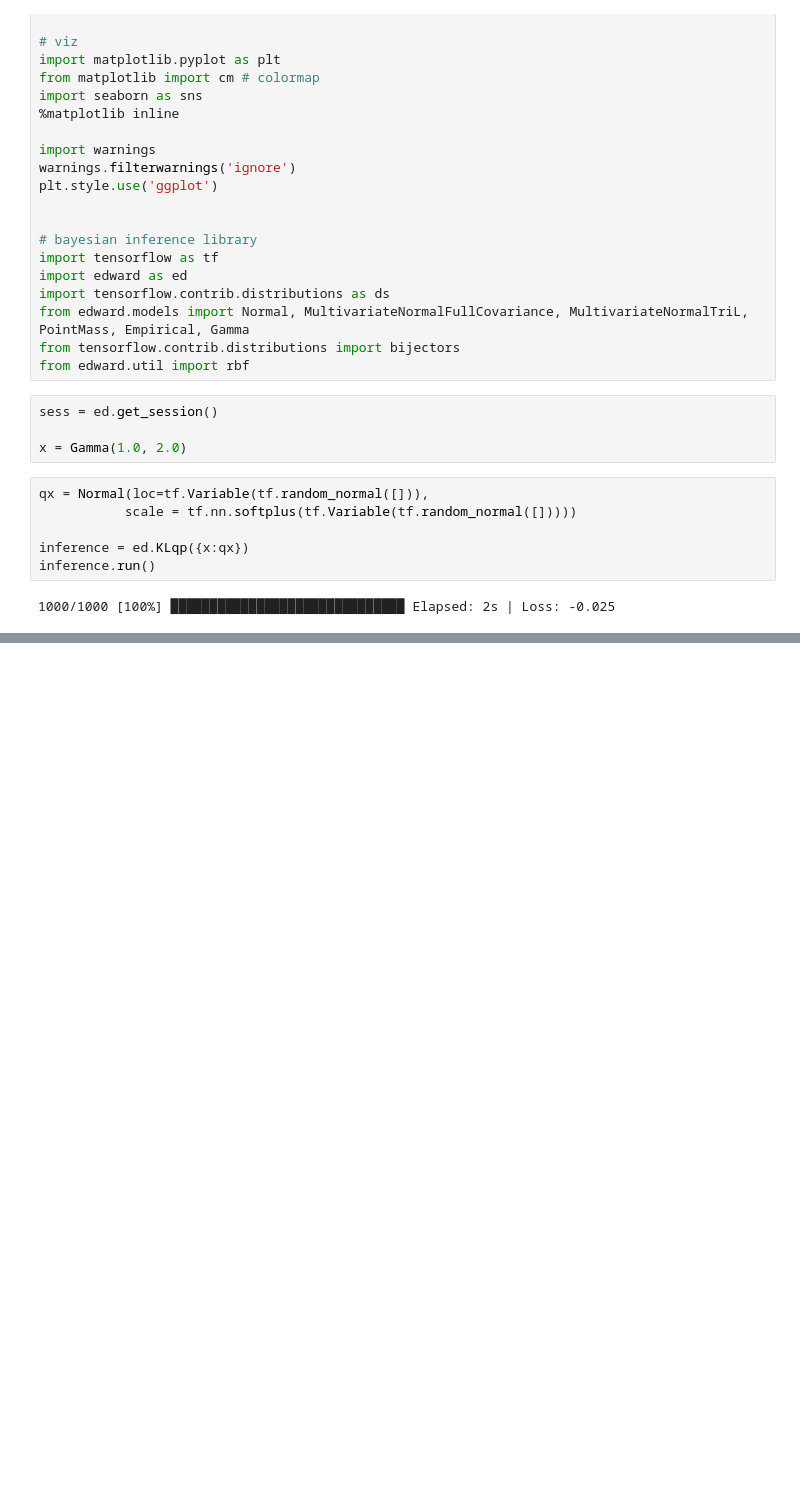
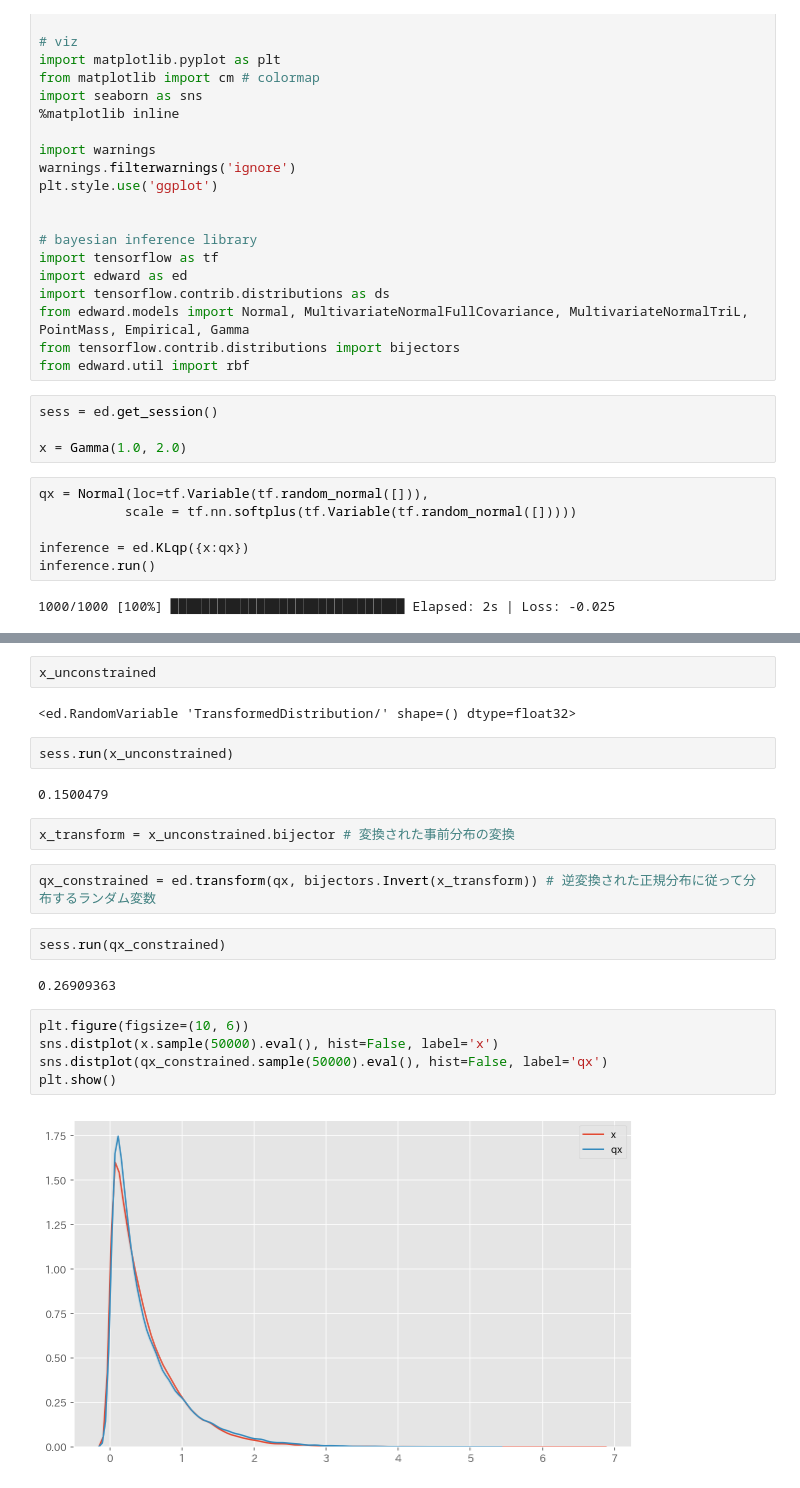
Before and after one commit to wataruhashimoto52/Edward-models, a Jupyter notebook: automated_transformations.ipynb, the cells around one changed output, grey strips where cells are left out. Drawn from its saved outputs; the diff is of its cells as text; blank space fills up the shorter version.

```diff
--- a/automated_transformations.ipynb
+++ b/automated_transformations.ipynb
@@ -37,0 +40,23 @@ inference.run()
+# %%
+x_unconstrained
+# %% [output]
+<ed.RandomVariable 'TransformedDistribution/' shape=() dtype=float32>
+# %%
+sess.run(x_unconstrained)
+# %% [output]
+0.1500479
+# %%
+x_transform = x_unconstrained.bijector # 変換された事前分布の変換
+# %%
+qx_constrained = ed.transform(qx, bijectors.Invert(x_transform)) # 逆変換された正規分布に従って分布するランダム変数
+# %%
+sess.run(qx_constrained)
+# %% [output]
+0.26909363
+# %%
+plt.figure(figsize=(10, 6))
+sns.distplot(x.sample(50000).eval(), hist=False, label='x')
+sns.distplot(qx_constrained.sample(50000).eval(), hist=False, label='qx')
+plt.show()
+# %% [output]
+[figure, added]
```
Also changed, not shown: parts of 1 cell of this notebook.
